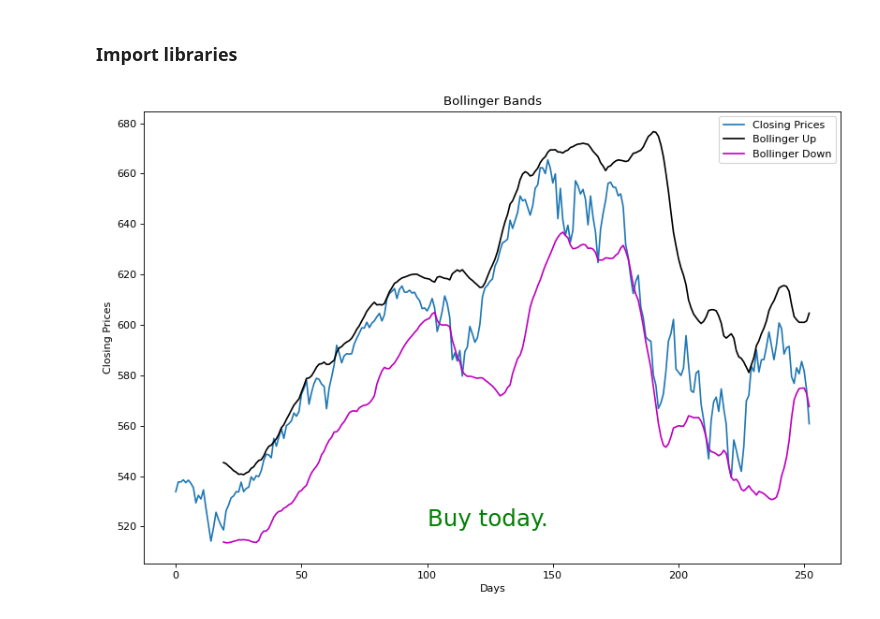
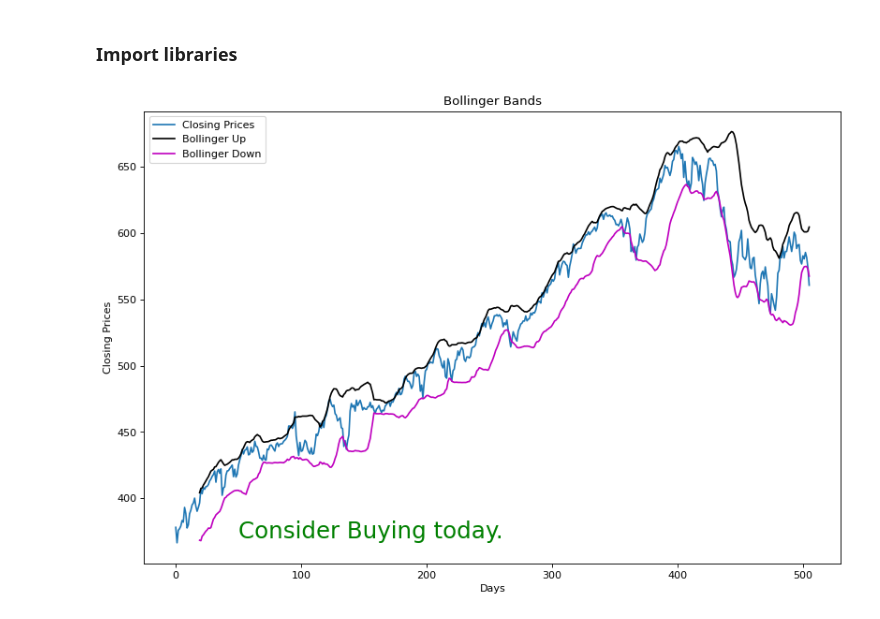
Before and after one commit to eshraongithub/global_sustainable_equity_fund_etl_and_time_series_forecasting, a Jupyter notebook: gsef_bollinger_bands.ipynb, the cells around one changed output. Drawn from its saved outputs; the diff is of its cells as text; code cells hidden in the pictures.

Commit message:
loaded the data of 2 trading years for Bollinger Bands and added detailed time series analysis

```diff
--- a/gsef_bollinger_bands.ipynb
+++ b/gsef_bollinger_bands.ipynb
@@ -24,7 +24,7 @@ def get_num_lines(fname):
 
 num_lines = get_num_lines("gsef_folder/historical_gsef.csv")
 
-n = 253 #number of trading days per year
+n = 506 #load the data of 2 trading years (number of trading days per year is 253)
 df = pd.read_csv("gsef_folder/historical_gsef.csv", skiprows=range(1, num_lines-n), parse_dates=['Date'], usecols= ["Date", "Close"], dayfirst=True)
 
 closing_prices = df['Close'] # Use only closing prices
@@ -56,32 +56,32 @@ else:
 # %%
 from matplotlib.pyplot import figure
 
 figure(figsize=(12, 8), dpi=80)
 
 plt.title('Bollinger Bands')
 plt.xlabel('Days')
 plt.ylabel('Closing Prices')
 plt.plot(closing_prices, label='Closing Prices')
 plt.plot(bollinger_up, label='Bollinger Up', c='k')
 plt.plot(bollinger_down, label='Bollinger Down', c='m')
 plt.legend()
 
 #adding text inside the plot
-plt.text(100, 520, to_do, fontsize = 22, c='g')
+plt.text(50, 370, to_do, fontsize = 22, c='g')
 
 bollinger_bands_chart= 'gsef_folder/bollinger_bands.png'
 
 import os
 if os.path.exists(bollinger_bands_chart):
   os.remove(bollinger_bands_chart)
 else:
   print("The Bollinger Bands chart didn't exist and it has been created.")
 
 plt.savefig('gsef_folder/bollinger_bands.png', dpi=100)
 
 #plt.show()
 # %% [output]
-[figure, old version]
+[figure, new version]
 # %%
 # Calculate and print the time elapsed to run ETL process and the date and time of the latest run
 time_elapsed = timeit.default_timer() - start_time
```
Also changed, not shown: parts of 1 cell of this notebook, 3 other files.
